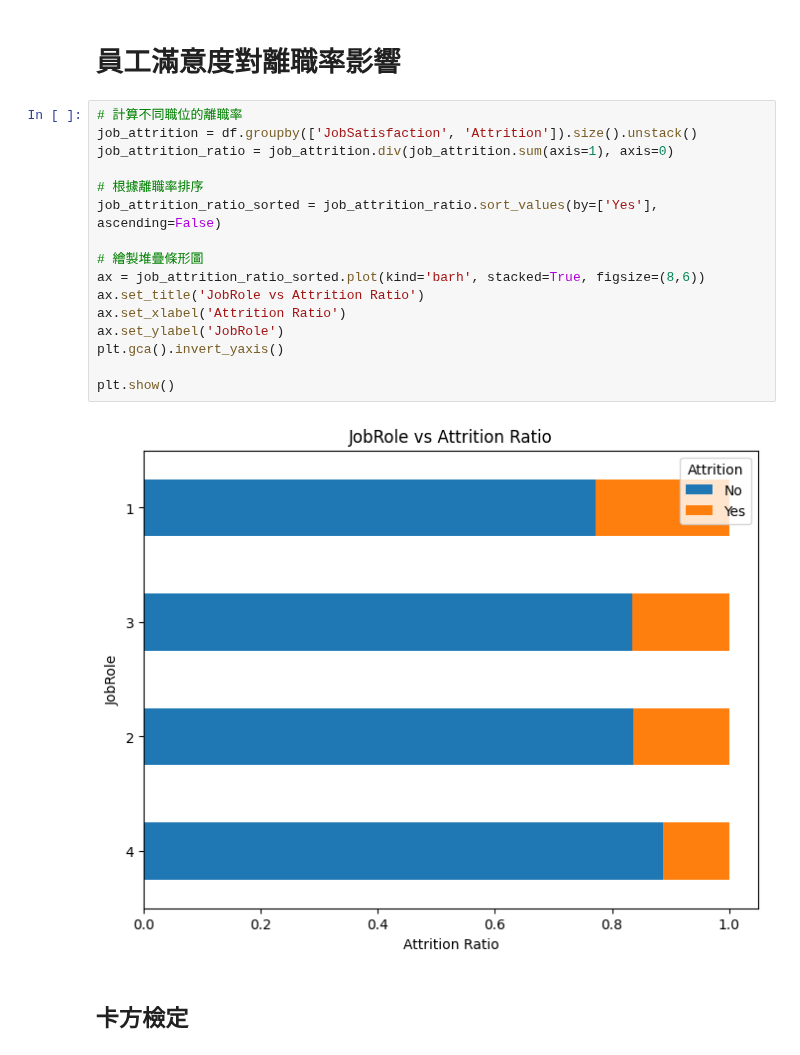
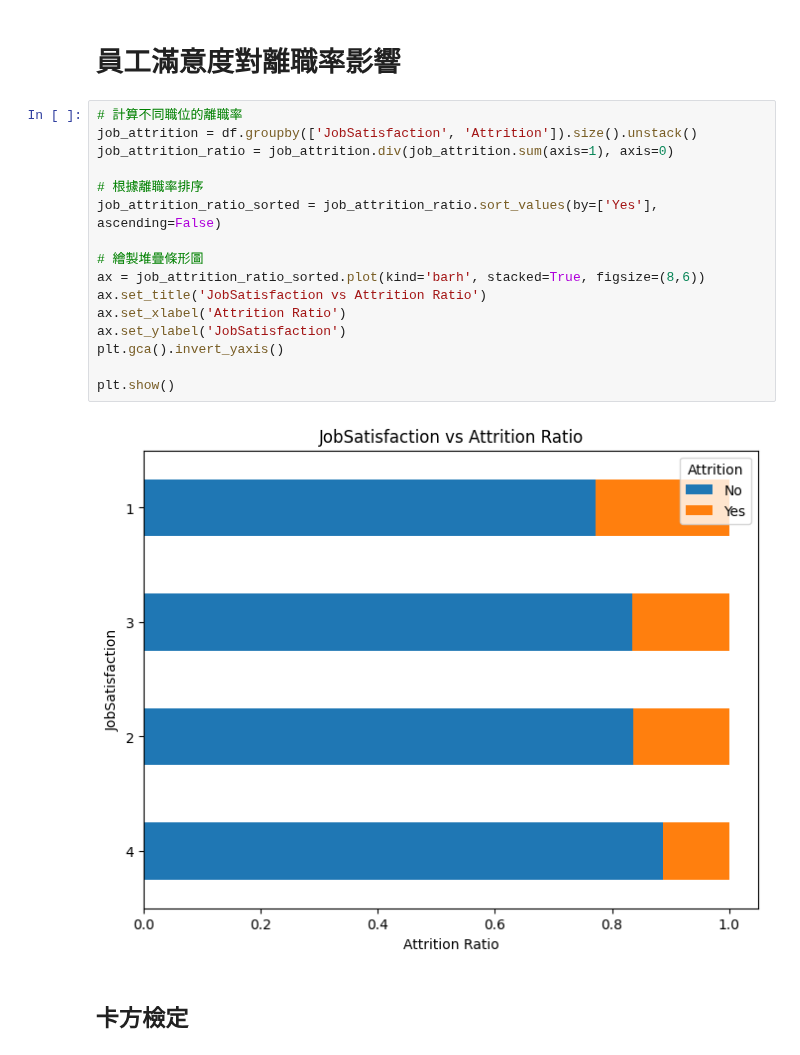
Before and after one commit to whats2000/coding-stuff-I-make-from-learning, a Jupyter notebook: Pythons/statistic/Employee Attrition/project.ipynb, the cells around one changed output. Cells and saved outputs as stored; diff of their text form.

```diff
--- a/Pythons/statistic/Employee Attrition/project.ipynb
+++ b/Pythons/statistic/Employee Attrition/project.ipynb
@@ -515,21 +548,21 @@ role_expected
 # %%
 # 計算不同職位的離職率
 job_attrition = df.groupby(['JobSatisfaction', 'Attrition']).size().unstack()
 job_attrition_ratio = job_attrition.div(job_attrition.sum(axis=1), axis=0)
 
 # 根據離職率排序
 job_attrition_ratio_sorted = job_attrition_ratio.sort_values(by=['Yes'], ascending=False)
 
 # 繪製堆疊條形圖
 ax = job_attrition_ratio_sorted.plot(kind='barh', stacked=True, figsize=(8,6))
-ax.set_title('JobRole vs Attrition Ratio')
+ax.set_title('JobSatisfaction vs Attrition Ratio')
 ax.set_xlabel('Attrition Ratio')
-ax.set_ylabel('JobRole')
+ax.set_ylabel('JobSatisfaction')
 plt.gca().invert_yaxis()
 
 plt.show()
 # %% [output]
-[figure, old version]
+[figure, new version]
 # %% [markdown]
 ## 卡方檢定
 # %%
```
Also changed, not shown: parts of 18 cells of this notebook.
